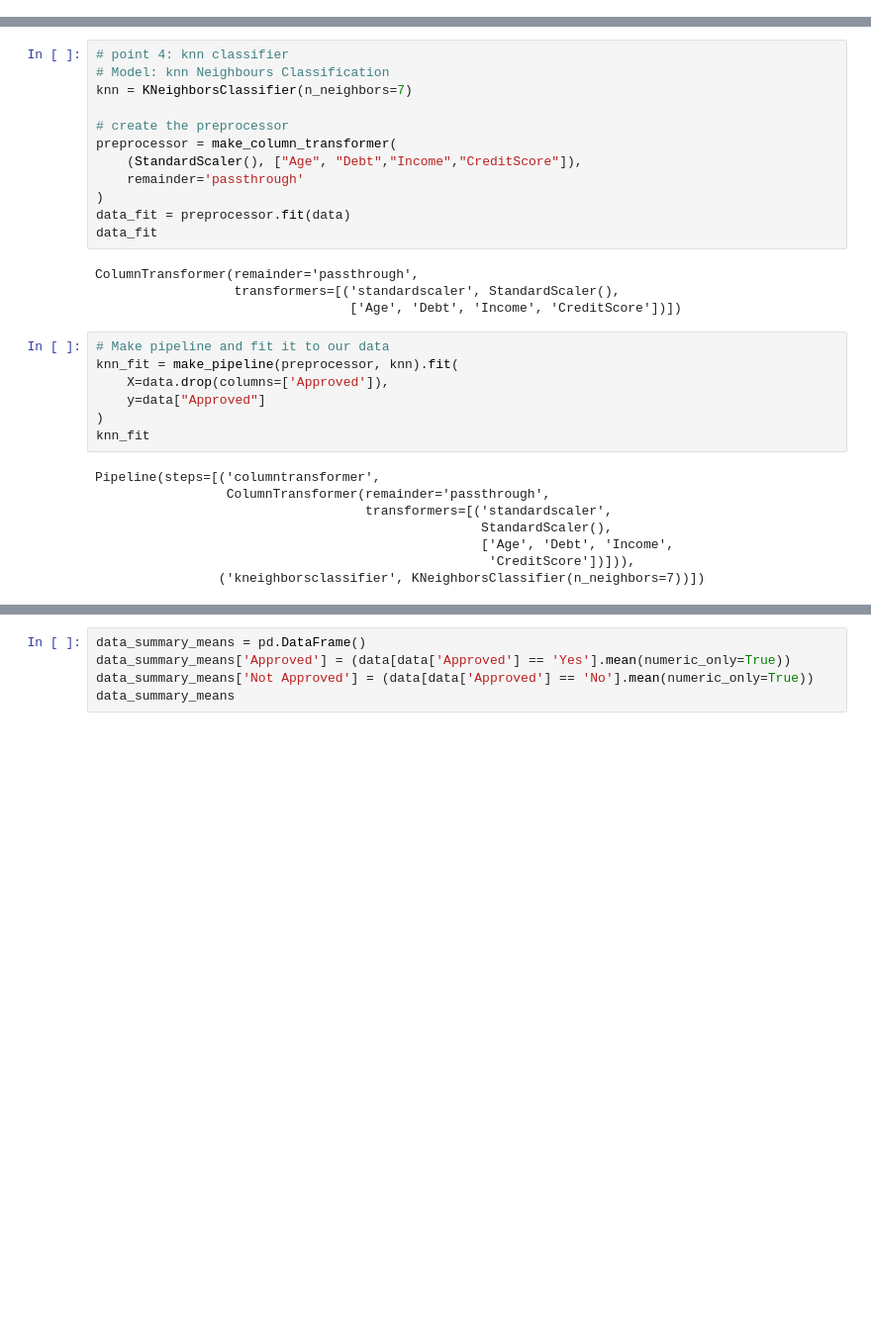
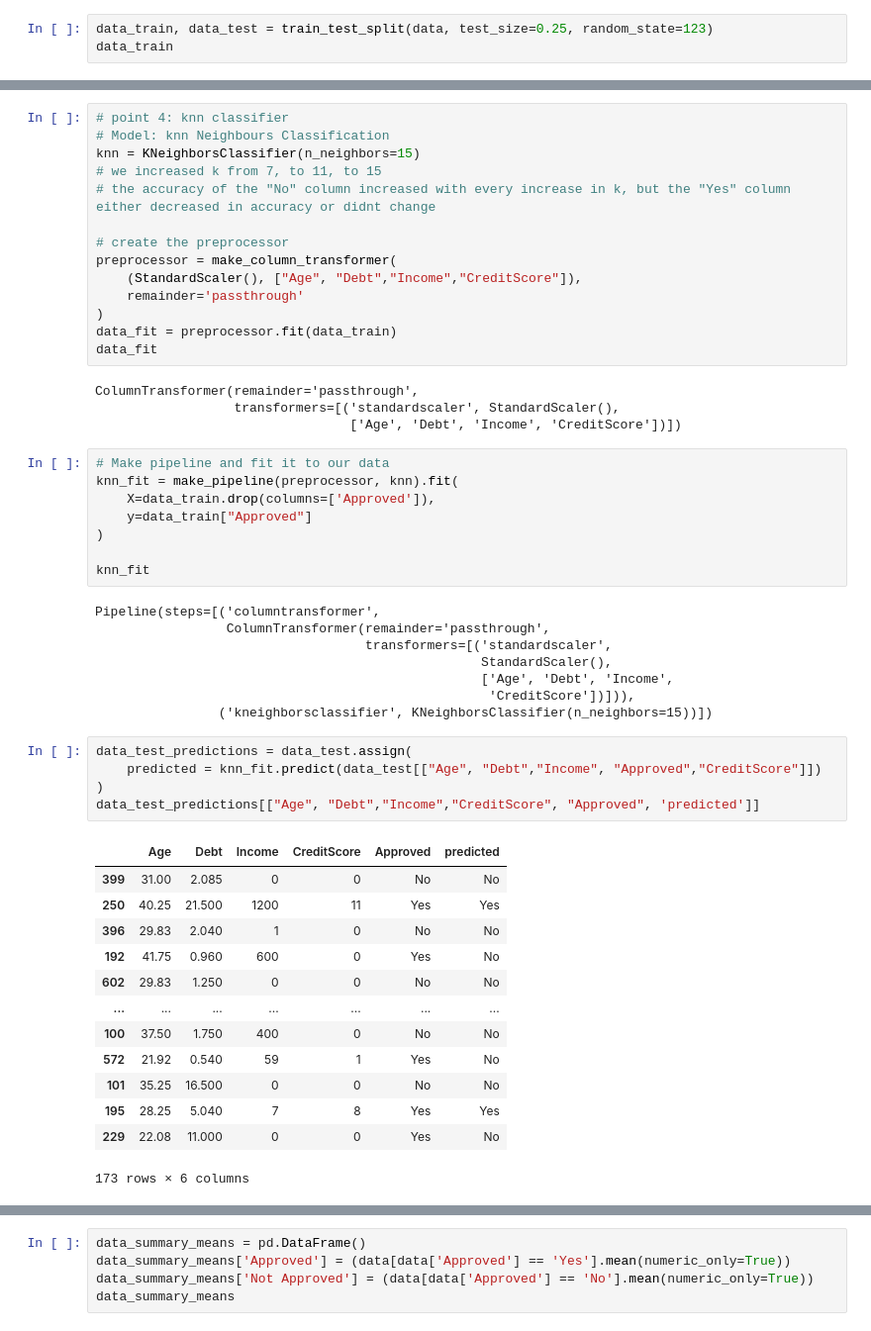
Before and after one commit to ananyaseth20/DSCI_100_Group_6, a Jupyter notebook: final_report_with_code/classification_model.ipynb, the cells around one changed output, grey strips where cells are left out. Shown at 99% size. Drawn from its saved outputs; the diff is of its cells as text; blank space fills up the shorter version.

Commit message:
added train/test split and accuracy testing
Perform split
Choose best k
Accuracy grid (GridSearchCV)
Accuracy testing

```diff
--- a/final_report_with_code/classification_model.ipynb
+++ b/final_report_with_code/classification_model.ipynb
@@ -58,3 +58,6 @@ data
 | 688 | 17.92 | 0.205 | 0 | 750 | No |
 | 689 | 35.00 | 3.375 | 0 | 0 | No |
 690 rows × 5 columns
+# %%
+data_train, data_test = train_test_split(data, test_size=0.25, random_state=123)
+data_train
@@ -145,14 +162,16 @@ scatterplot_age
 # %%
 # point 4: knn classifier
 # Model: knn Neighbours Classification
-knn = KNeighborsClassifier(n_neighbors=7)
+knn = KNeighborsClassifier(n_neighbors=15)
+# we increased k from 7, to 11, to 15
+# the accuracy of the "No" column increased with every increase in k, but the "Yes" column either decreased in accuracy or didnt change
 
 # create the preprocessor
 preprocessor = make_column_transformer(
     (StandardScaler(), ["Age", "Debt","Income","CreditScore"]),
     remainder='passthrough'
 )
-data_fit = preprocessor.fit(data)
+data_fit = preprocessor.fit(data_train)
 data_fit
 # %% [output]
 ColumnTransformer(remainder='passthrough',
@@ -161,9 +180,10 @@ ColumnTransformer(remainder='passthrough',
 # %%
 # Make pipeline and fit it to our data
 knn_fit = make_pipeline(preprocessor, knn).fit(
-    X=data.drop(columns=['Approved']),
-    y=data["Approved"]
+    X=data_train.drop(columns=['Approved']),
+    y=data_train["Approved"]
 )
+
 knn_fit
 # %% [output]
 Pipeline(steps=[('columntransformer',
@@ -172,4 +192,23 @@ Pipeline(steps=[('columntransformer',
                                                   StandardScaler(),
                                                   ['Age', 'Debt', 'Income',
                                                    'CreditScore'])])),
-                ('kneighborsclassifier', KNeighborsClassifier(n_neighbors=7))])
+                ('kneighborsclassifier', KNeighborsClassifier(n_neighbors=15))])
+# %%
+data_test_predictions = data_test.assign(
+    predicted = knn_fit.predict(data_test[["Age", "Debt","Income", "Approved","CreditScore"]])
+)
+data_test_predictions[["Age", "Debt","Income","CreditScore", "Approved", 'predicted']]
+# %% [output]
+|  | Age | Debt | Income | CreditScore | Approved | predicted |
+| 399 | 31.00 | 2.085 | 0 | 0 | No | No |
+| 250 | 40.25 | 21.500 | 1200 | 11 | Yes | Yes |
+| 396 | 29.83 | 2.040 | 1 | 0 | No | No |
+| 192 | 41.75 | 0.960 | 600 | 0 | Yes | No |
+| 602 | 29.83 | 1.250 | 0 | 0 | No | No |
+| ... | ... | ... | ... | ... | ... | ... |
+| 100 | 37.50 | 1.750 | 400 | 0 | No | No |
+| 572 | 21.92 | 0.540 | 59 | 1 | Yes | No |
+| 101 | 35.25 | 16.500 | 0 | 0 | No | No |
+| 195 | 28.25 | 5.040 | 7 | 8 | Yes | Yes |
+| 229 | 22.08 | 11.000 | 0 | 0 | Yes | No |
+173 rows × 6 columns
```
Also changed, not shown: parts of 18 cells of this notebook.
